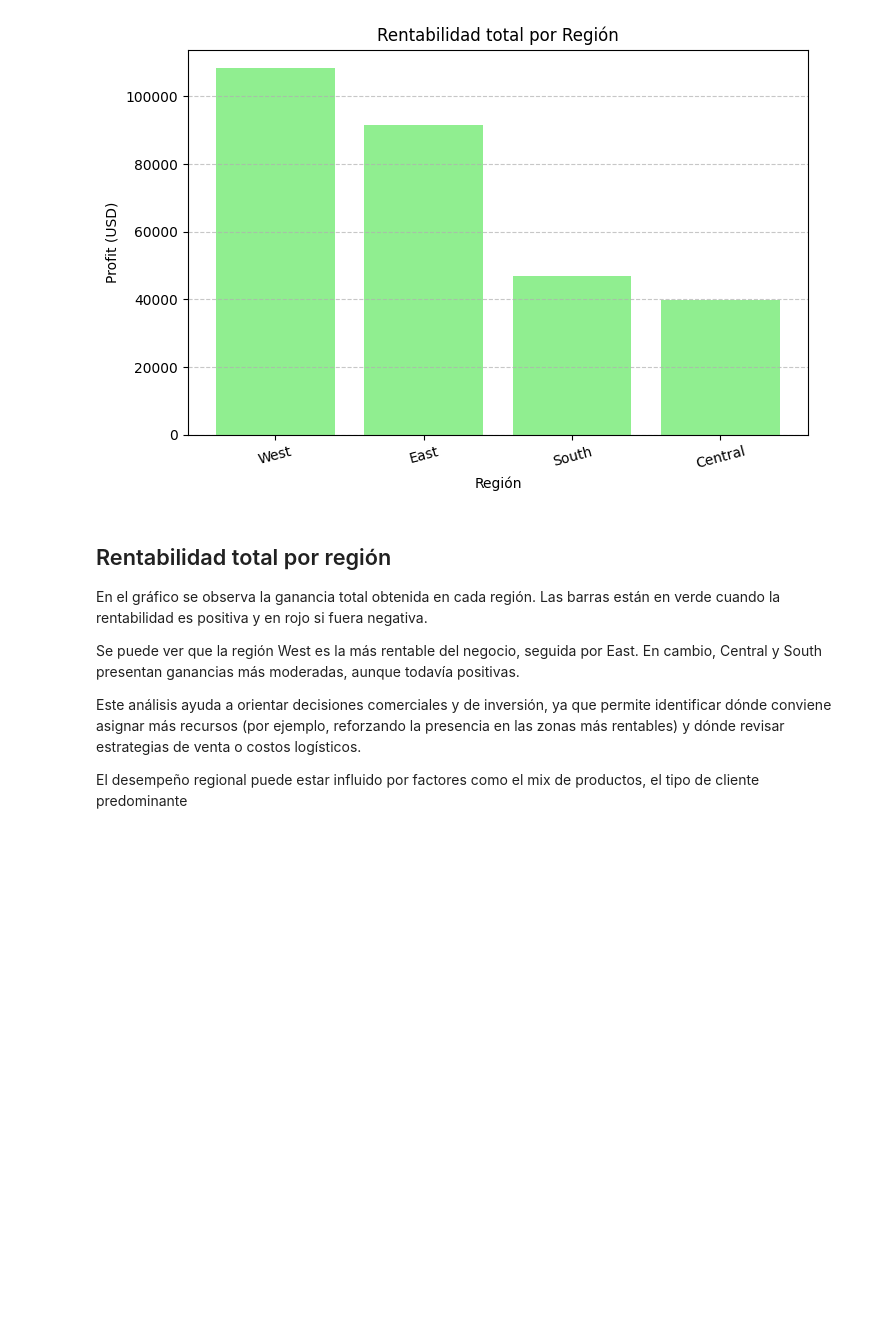
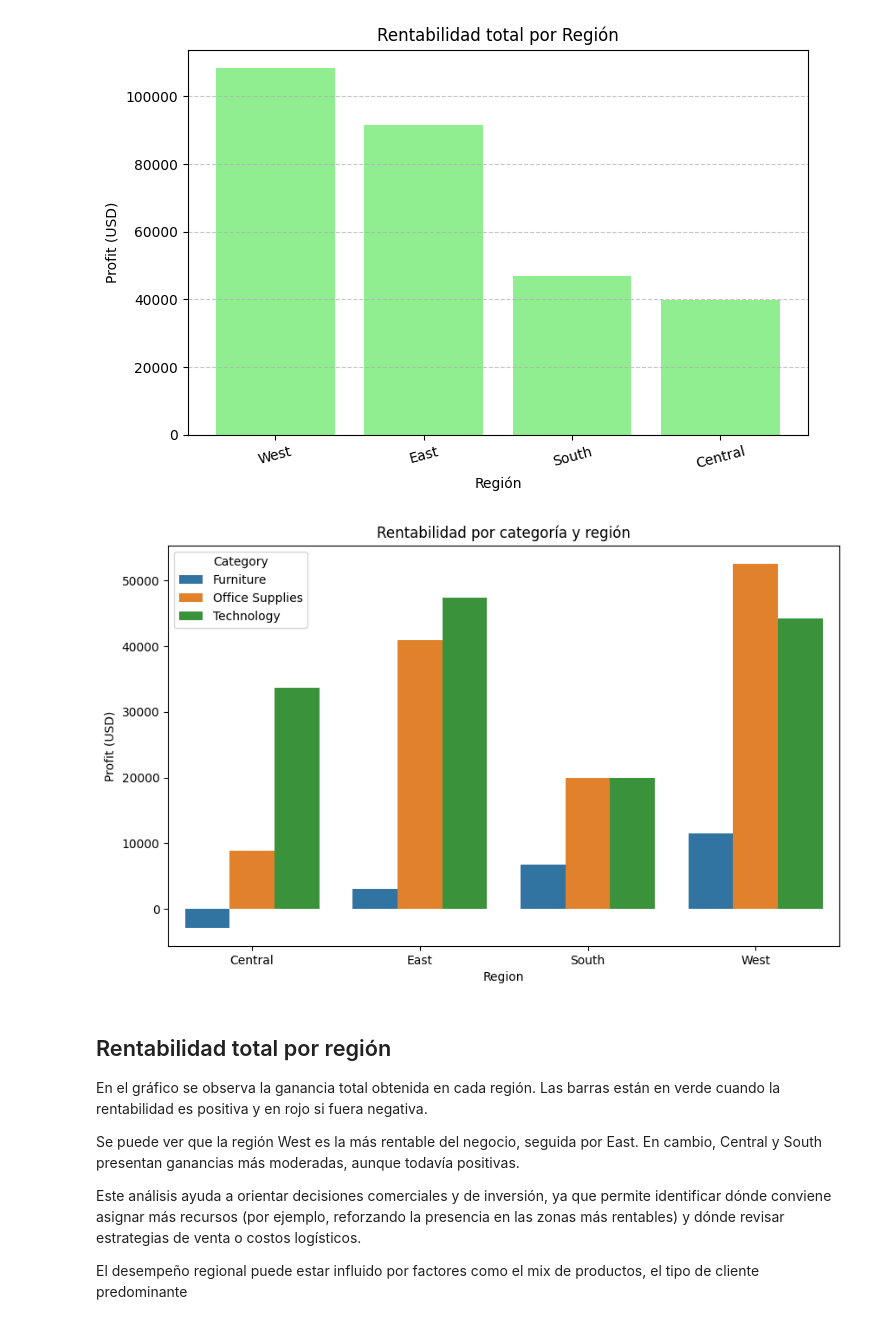
Before and after one commit to AgusISO8583/ITBA, a Jupyter notebook: TP_supermercadoG3.ipynb, the cells around one changed output. Saved outputs shown, nothing was run; the diff lists cells and outputs as text; code cells hidden in the pictures; blank space fills up the shorter version.

```diff
--- a/TP_supermercadoG3.ipynb
+++ b/TP_supermercadoG3.ipynb
@@ -205,6 +216,16 @@ plt.grid(axis='y', linestyle='--', alpha=0.7)
 plt.show()
 # %% [output]
 [figure]
+# %%
+rent_region_cat = df.groupby(['Region', 'Category'])['Profit'].sum().reset_index()
+
+plt.figure(figsize=(10,6))
+sns.barplot(data=rent_region_cat, x='Region', y='Profit', hue='Category')
+plt.title('Rentabilidad por categoría y región')
+plt.ylabel('Profit (USD)')
+plt.show()
+# %% [output]
+[figure, added]
 # %% [markdown]
 ## Rentabilidad total por región
 
```
Also changed, not shown: parts of 6 cells of this notebook.
